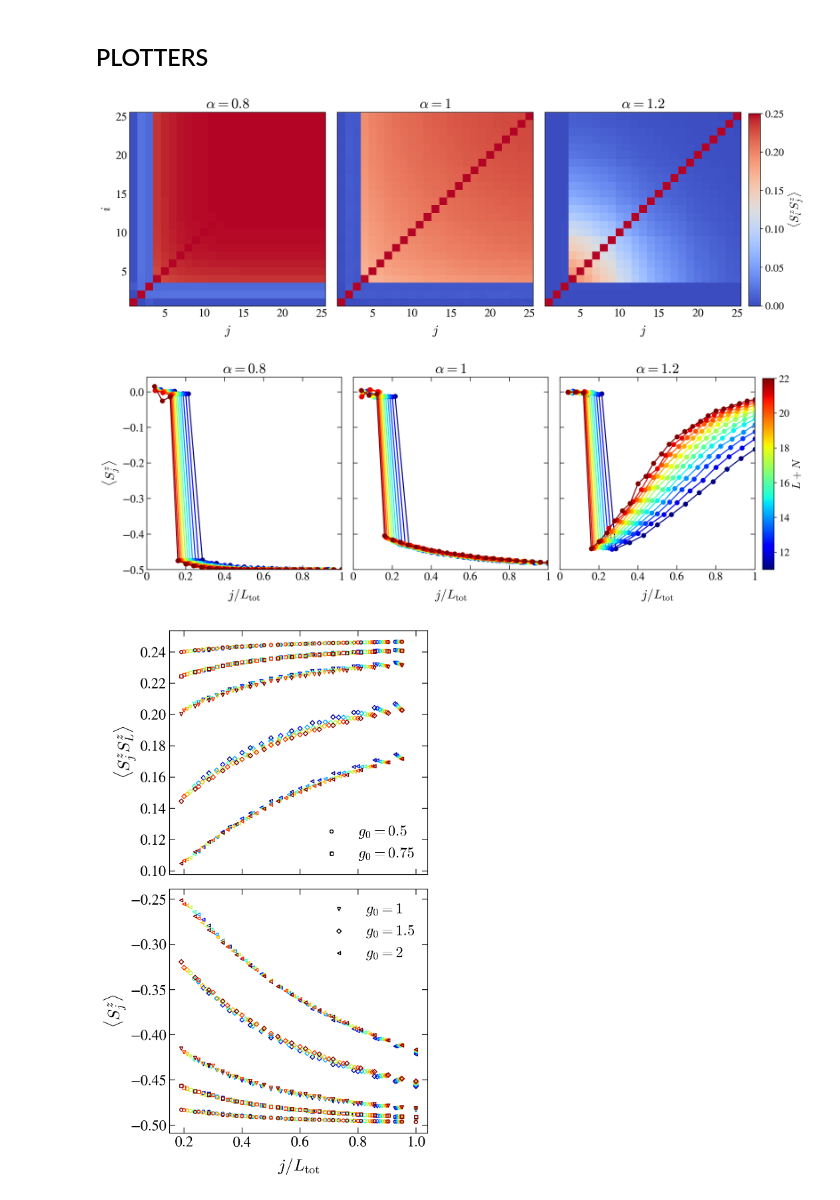
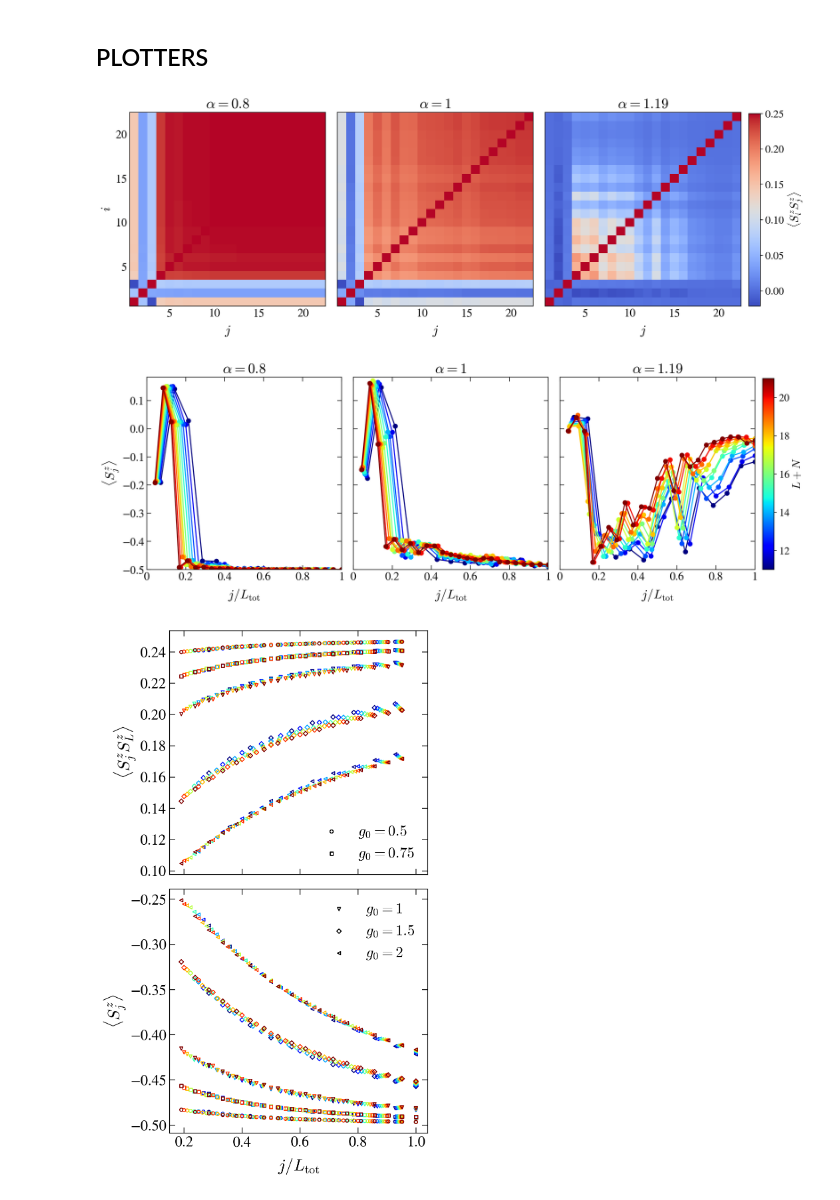
Before and after one commit to Rafal-Swietek/QHamSolver, a Jupyter notebook: QuantumSun/Jupyter_Python/GROUND_STATE.ipynb, the cells around one changed output. Saved outputs shown, nothing was run; the diff lists cells and outputs as text; code cells hidden in the pictures.

```diff
--- a/QuantumSun/Jupyter_Python/GROUND_STATE.ipynb
+++ b/QuantumSun/Jupyter_Python/GROUND_STATE.ipynb
@@ -309,10 +309,10 @@ conf_disorder = False
 N=3
 scaled_dis = 0
 
-ini_ave = 0
+ini_ave = 1
 
 Ltot = L + N
-sizes = np.arange(11, 23, 1) if J == 1 else np.arange(11, 19, 1)
+sizes = np.arange(11, 22, 1) if J == 1 else np.arange(11, 19, 1)
 norm = matplotlib.colors.Normalize(
     vmin=np.min(sizes),
     vmax=np.max(sizes))
@@ -335,27 +335,27 @@ state = 'GS'
 # state = 'excited'
 
 
-for iia, alfa in enumerate([0.8, 1, 1.2]):
+for iia, alfa in enumerate([0.8, 1, 1.19]):
     for L in sizes:
         Ltot = L+N
         sites = np.arange(0, Ltot)+1
         # sites2 = np.arange(0, Ltot)
         X, Y = np.meshgrid(sites, sites)
-        name = base_dir + 'GroundState/TESTS/' + info(L=L, N=N, J=J, gamma=gamma, zeta=zeta, alfa=alfa, h=h, w=w, ini_ave = ini_ave, ext='.hdf5', scaled_disorder=scaled_dis)
+        name = base_dir + 'GroundState/TESTS/realisation=0/' + info(L=L, N=N, J=J, gamma=gamma, zeta=zeta, alfa=alfa, h=h, w=w, ini_ave = ini_ave, ext='.hdf5', scaled_disorder=scaled_dis)
         if exists(name):
             with h5py.File(name, "r") as file:
-                SxSx_GS = np.array(file.get('SxSx ' + state)) #[N:, N:]
-                SySy_GS = np.array(file.get('SySy ' + state)) #[N:, N:]
-                SzSz_GS = np.array(file.get('SzSz ' + state)) #[N:, N:]
+                SxSx_GS = np.array(file.get('CORRELATORS/SxSx ' + state)) #[N:, N:]
+                SySy_GS = np.array(file.get('CORRELATORS/SySy ' + state)) #[N:, N:]
+                SzSz_GS = np.array(file.get('CORRELATORS/SzSz ' + state)) #[N:, N:]
                 corr = SxSx_GS + SySy_GS + SzSz_GS
                 corr = SzSz_GS
                 # for ii in range(corr.shape[0]): corr[ii, ii] = np.nan
                 zz = corr[~np.isnan(corr)].flatten()
                 # axis[iia].plot(np.arange(0, Ltot), corr_fun, marker='o')
-                if (L == 22 and J == 1) or L==18:
+                if (L == 19 and J == 1) or L==18:
                     p = axis[iia].pcolormesh(X, Y, corr, shading='nearest', cmap=mymap, vmin=min(zz), vmax=max(zz))
 
-                Sz_GS = np.array(file.get('Sz ' + state)) #[N:]
+                Sz_GS = np.array(file.get('SPIN_EXP_VAL/Sz ' + state))[0] #[N:]
                 axis2[iia].plot( (sites) / Ltot, Sz_GS, marker='o', color=s_m.to_rgba(L))
         else:
             print(name)
@@ -372,35 +372,35 @@ for iia, alfa in enumerate([0.8, 1, 1.2]):
 
     # cbar = None
     # divider = make_axes_locatable(axis[iia])
     # cax = divider.new_vertical(size = '4%', pad = 0.05)
     # fig.add_axes(cax)
     # cbar = fig.colorbar(p, cax = cax, orientation = 'horizontal')
     # cax.xaxis.set_ticks_position('top')
     # # cax.xaxis.set_label_position('top')
     # cax.xaxis.set_major_formatter(matplotlib.ticker.FuncFormatter(lambda x, pos: "%g"%x ))
     # cax.xaxis.set_minor_formatter(matplotlib.ticker.FuncFormatter(lambda x, pos: "%g"%x ))
     # axis[iia].annotate(r"$\alpha=%g$"%alfa, fontsize=18, xy=(0.02, -0.15), xycoords='axes fraction', bbox=dict(facecolor='none', edgecolor='black', boxstyle='round,pad=0.1'))
 
 fig.subplots_adjust(right=0.92)
 cbar_ax = fig.add_axes([0.93, 0.125, 0.015, 0.75])
 # fig.colorbar(im, cax=cbar_ax)
 cbar = fig.colorbar(p, cax=cbar_ax, aspect=1)
 cbar.set_label(r"$\langle S^z_iS^z_j\rangle$", fontsize=16)
 cbar.ax.tick_params(labelsize=15)
 
 fig2.subplots_adjust(right=0.92)
 cbar_ax = fig2.add_axes([0.93, 0.125, 0.015, 0.75])
 # fig.colorbar(im, cax=cbar_ax)
 cbar = fig2.colorbar(s_m, cax=cbar_ax, aspect=1)
 cbar.set_label(r"$L+N$", fontsize=16)
 cbar.ax.tick_params(labelsize=15)
 
 
 fig.subplots_adjust(wspace = 0.06, hspace=0.06)
 fig2.subplots_adjust(wspace = 0.06, hspace=0.06)
 # %% [output]
-[figure, old version]
+[figure, new version]
-[figure, old version]
+[figure, new version]
 # %%
 markers = itertools.cycle(markers_ls)
 
```
Also changed, not shown: parts of 2 cells of this notebook, 8 other files.
